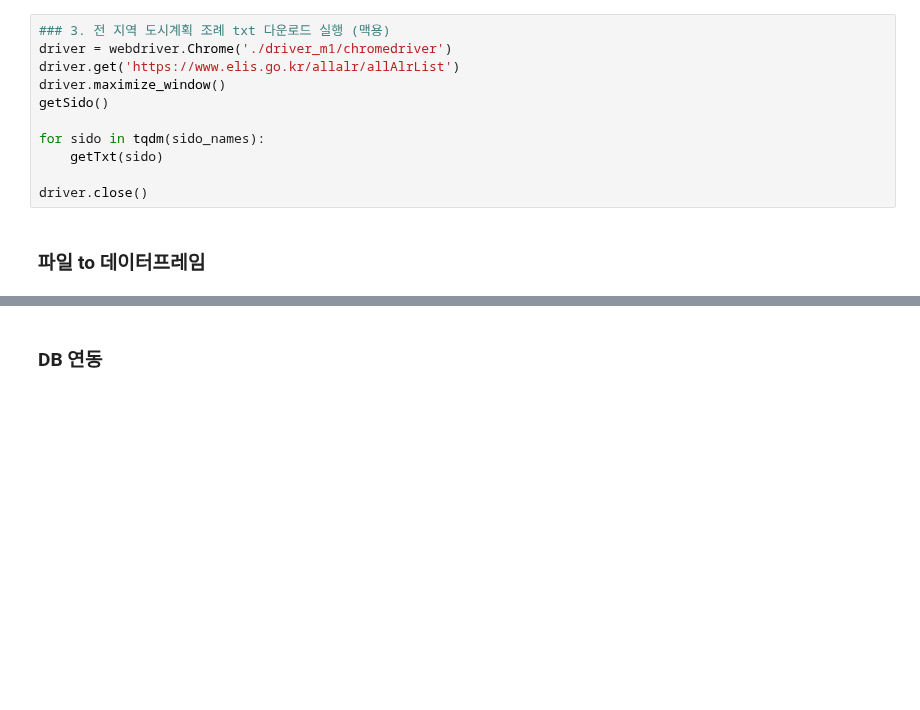
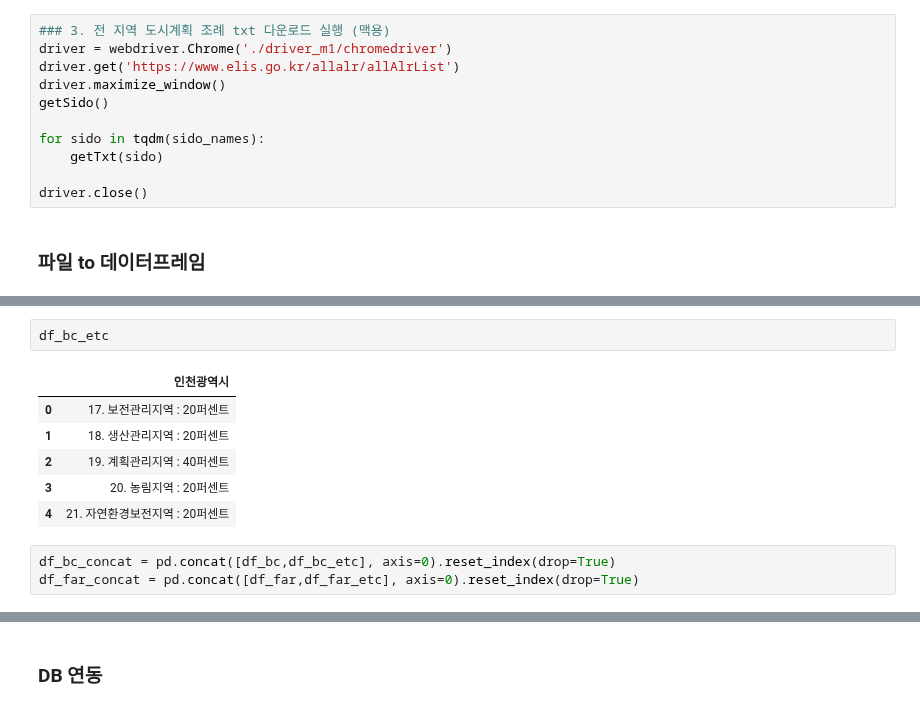
Before and after one commit to UL-DA/pythonProject, a Jupyter notebook: 자치법규정보시스템/[TEST] 자치법규 정보 시스템 (용적률,건폐율)_test.ipynb, the cells around one changed output, grey strips where cells are left out. Saved outputs shown, nothing was run; the diff lists cells and outputs as text; blank space fills up the shorter version.

```diff
--- a/자치법규정보시스템/[TEST] 자치법규 정보 시스템 (용적률,건폐율)_test.ipynb
+++ b/자치법규정보시스템/[TEST] 자치법규 정보 시스템 (용적률,건폐율)_test.ipynb
@@ -354,0 +426,12 @@ df_buildingCoverage
+# %%
+df_bc_etc
+# %% [output]
+|  | 인천광역시 |
+| 0 | 17. 보전관리지역 : 20퍼센트 |
+| 1 | 18. 생산관리지역 : 20퍼센트 |
+| 2 | 19. 계획관리지역 : 40퍼센트 |
+| 3 | 20. 농림지역 : 20퍼센트 |
+| 4 | 21. 자연환경보전지역 : 20퍼센트 |
+# %%
+df_bc_concat = pd.concat([df_bc,df_bc_etc], axis=0).reset_index(drop=True)
+df_far_concat = pd.concat([df_far,df_far_etc], axis=0).reset_index(drop=True)
```
Also changed, not shown: parts of 35 cells of this notebook.
